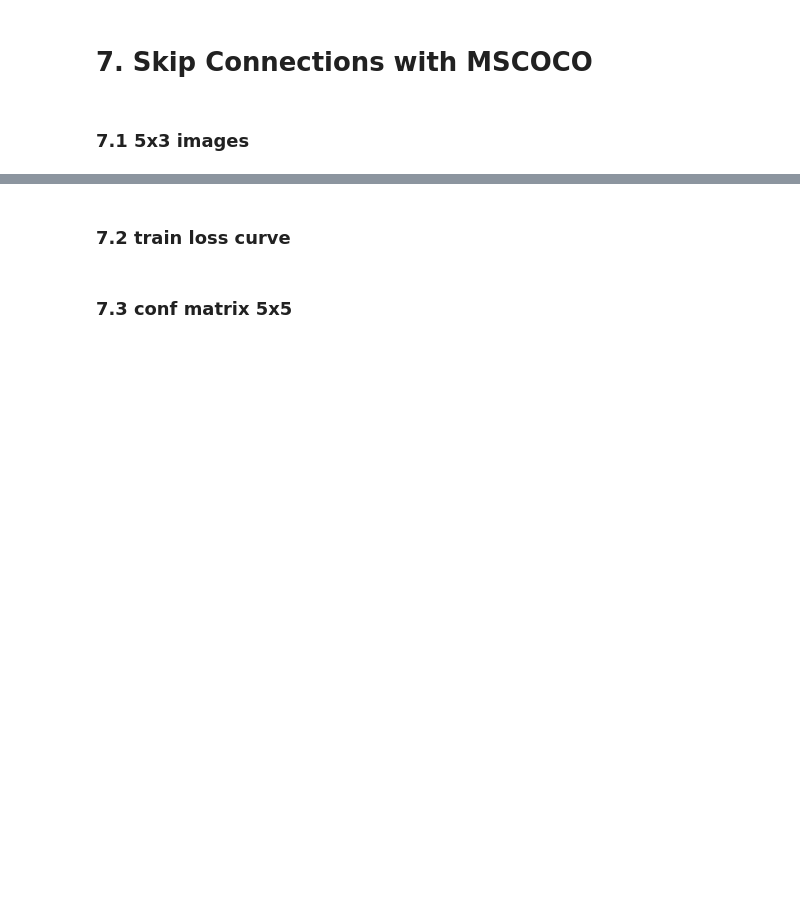
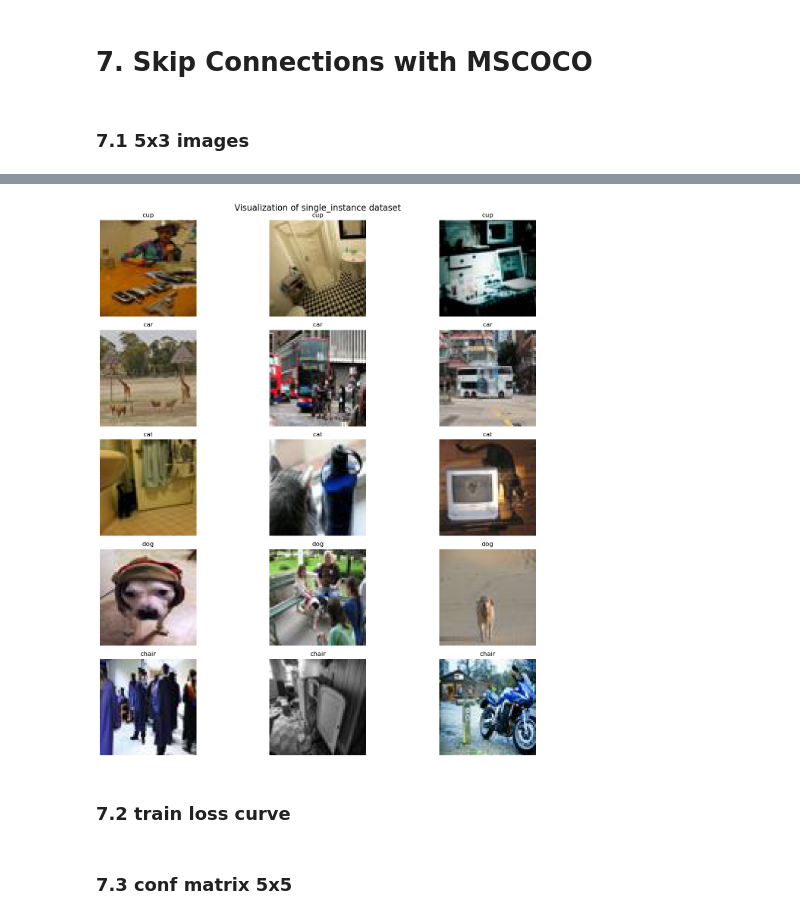
Before and after one commit to jung1230/Deep_Learning, a Jupyter notebook: HW6/hw6_Alan_Chen.ipynb, the cells around one changed output, grey strips where cells are left out. Cells and saved outputs as stored; diff of their text form; code cells hidden in the pictures; blank space fills up the shorter version.

Commit message:
update HW6(get dataset)

```diff
--- a/HW6/hw6_Alan_Chen.ipynb
+++ b/HW6/hw6_Alan_Chen.ipynb
@@ -454,3 +333,36 @@ ModuleNotFoundError: No module named 'pycocotools'
+# %%
+import matplotlib.pyplot as plt
+import random
+
+def visualize_dataset(dataset_type, classes, output_dir="output_datasets"):
+    fig, axes = plt.subplots(5, 3, figsize=(15, 15))  # 5 rows x 3 columns grid
+    fig.suptitle(f"Visualization of {dataset_type} dataset", fontsize=16)
+
+    image_paths = []
+
+    for category in classes:
+        category_path = os.path.join(output_dir, dataset_type, 'train', category)
+        if os.path.exists(category_path) and os.listdir(category_path):
+            category_images = [os.path.join(category_path, img) for img in os.listdir(category_path)]
+            random.shuffle(category_images)
+            image_paths.extend(category_images[:3]) # Select 3 images per class
+
+    image_paths = image_paths[:15]  # Ensure only 15 images for the grid
+
+    for ax, img_path in zip(axes.ravel(), image_paths):
+        img = Image.open(img_path)
+        ax.imshow(img)
+        ax.axis("off")
+        ax.set_title(os.path.basename(os.path.dirname(img_path)))  # Display category name
+
+    plt.tight_layout()
+    plt.show()
+
+target_classes = ["cup", "car", "cat", "dog", "chair"]
+
+visualize_dataset("single_instance", target_classes)
+# %% [output]
+[figure, added]
 # %% [markdown]
 ### 7.2 train loss curve
 # %% [markdown]
```
Also changed, not shown: parts of 1 cell of this notebook, 3 other files.
